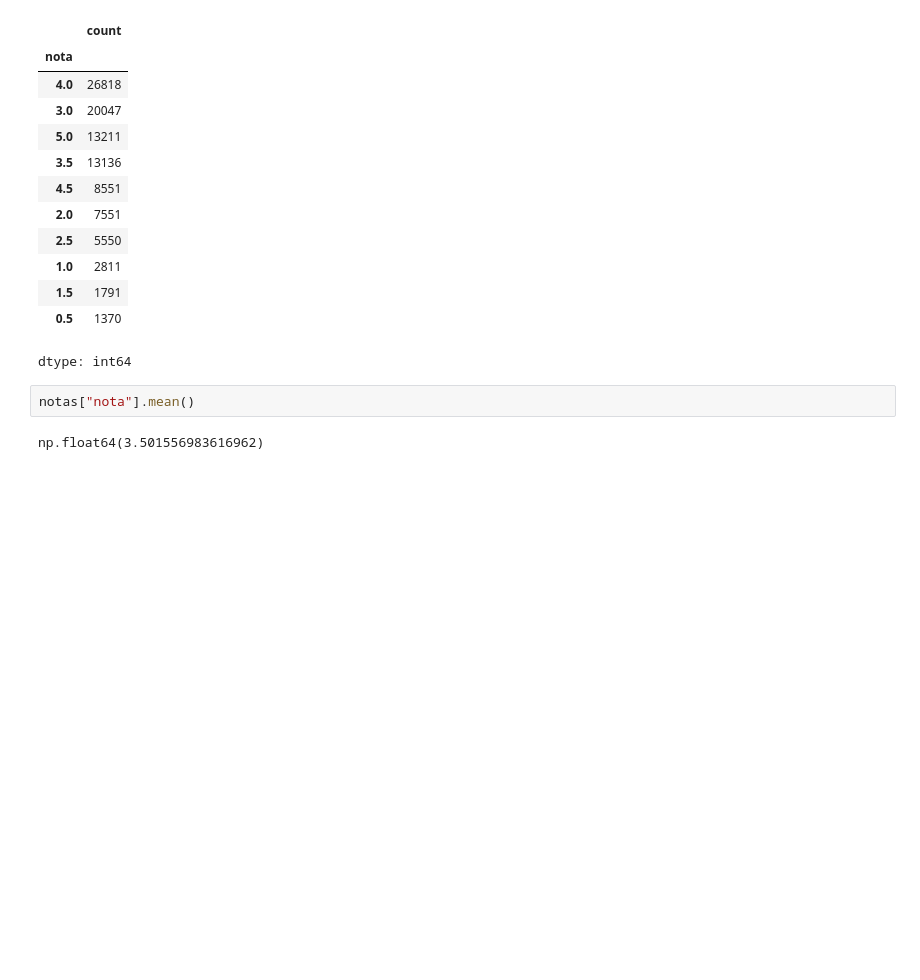
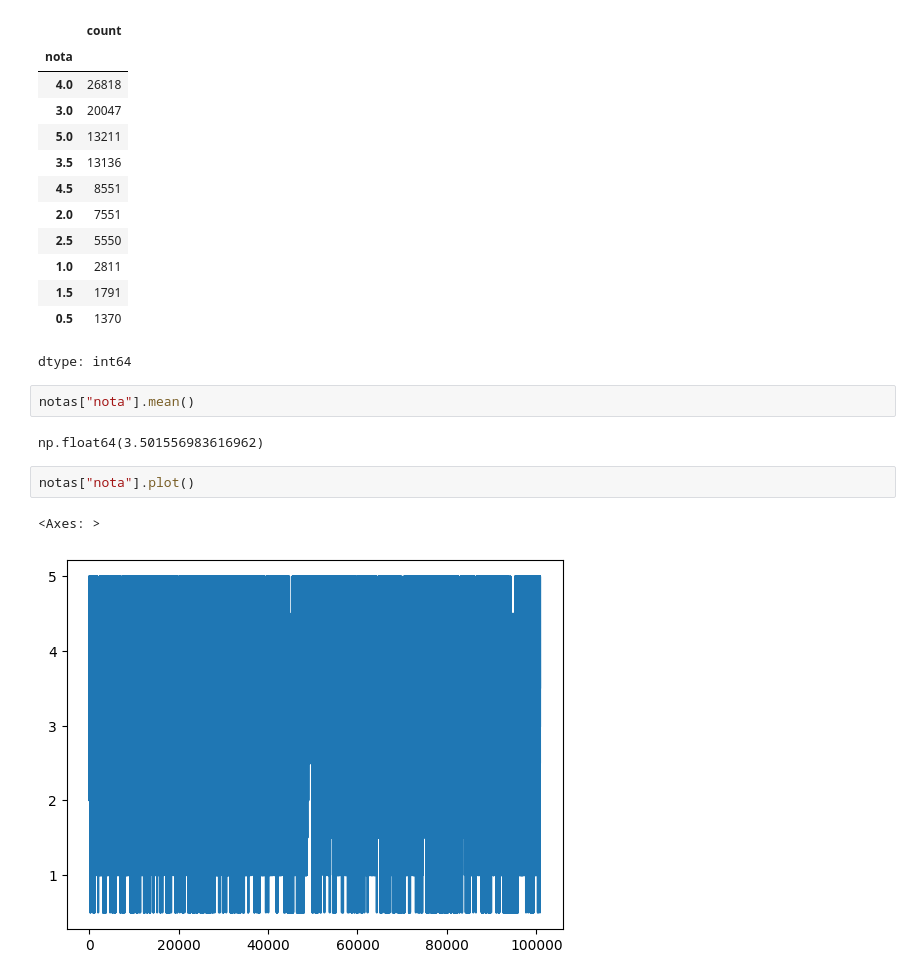
Before and after one commit to ThalitaFD/AC1-09-03, a Jupyter notebook: Untitled0.ipynb, the cells around one changed output. Drawn from its saved outputs; the diff is of its cells as text; blank space fills up the shorter version.

```diff
--- a/Untitled0.ipynb
+++ b/Untitled0.ipynb
@@ -74,3 +74,8 @@ dtype: int64
 notas["nota"].mean()
 # %% [output]
 np.float64(3.501556983616962)
+# %%
+notas["nota"].plot()
+# %% [output]
+<Axes: >
+[figure, added]
```
Also changed, not shown: parts of 25 cells of this notebook.
